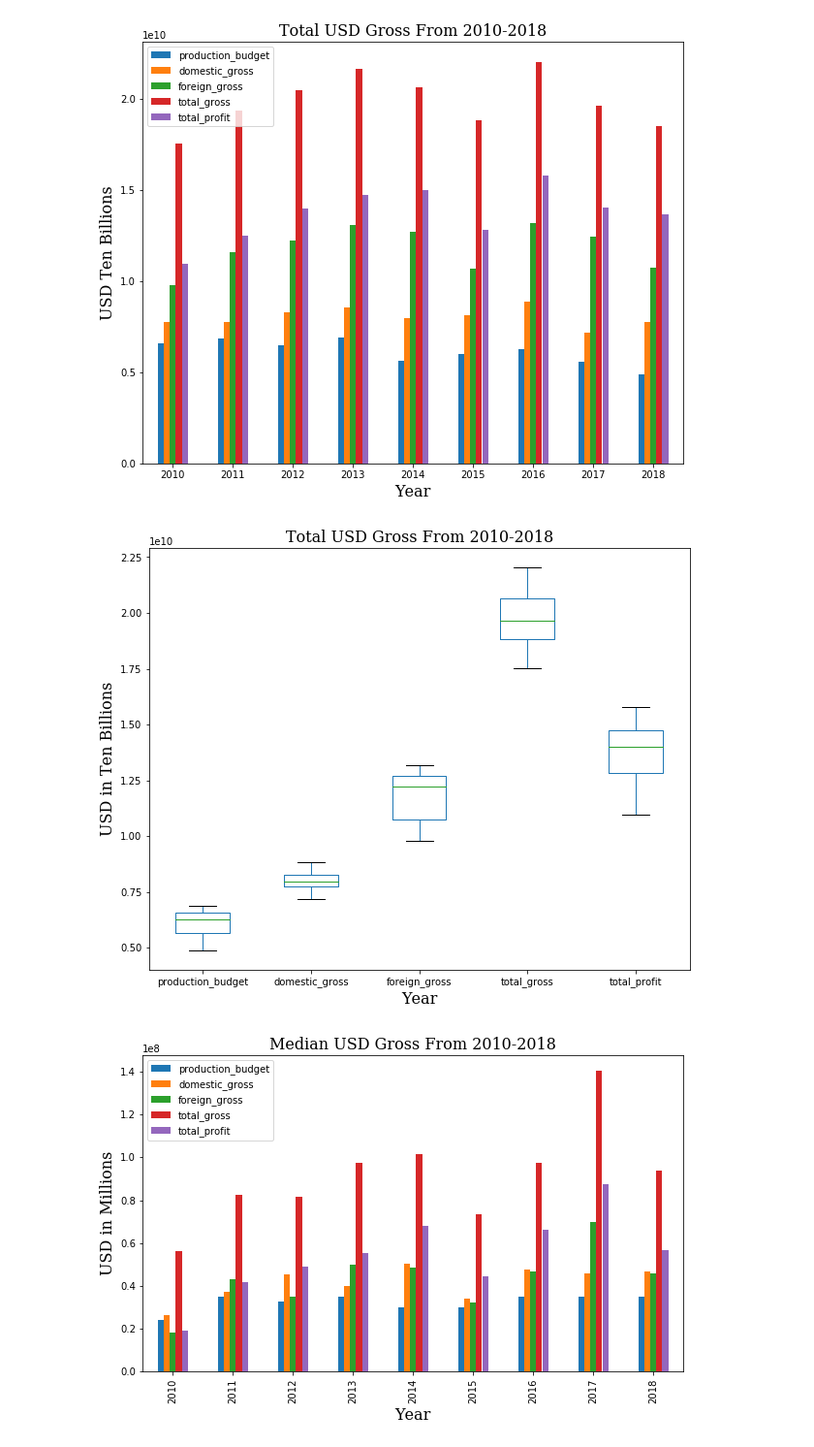
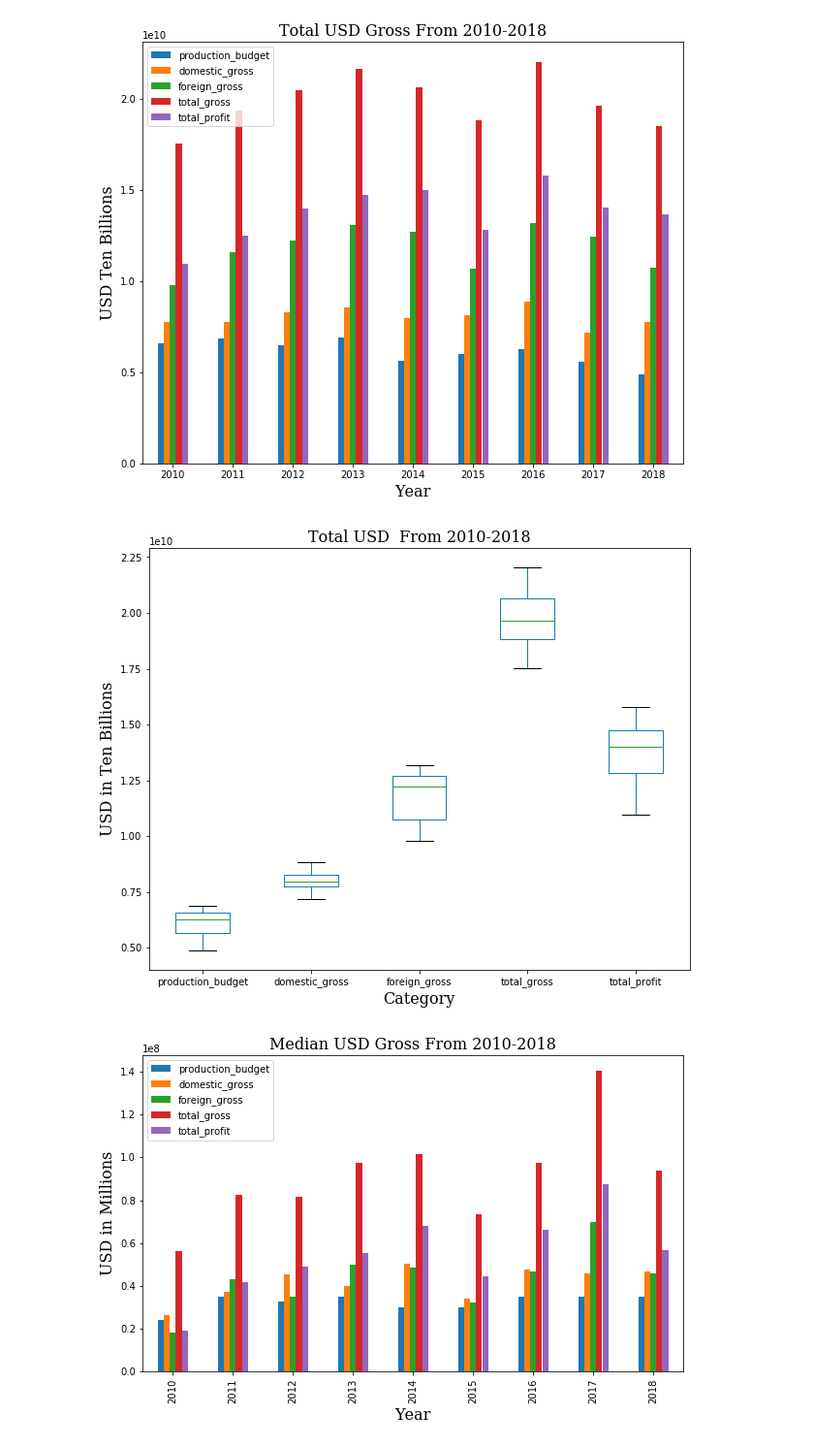
Before and after one commit to dorjeys3/Movies-Analysis, a Jupyter notebook: rawdata/TMDB and BOM -- RAW .ipynb, the cells around one changed output. Shown at 97% size. Cells and saved outputs as stored; diff of their text form; code cells hidden in the pictures.

```diff
--- a/rawdata/TMDB and BOM -- RAW .ipynb
+++ b/rawdata/TMDB and BOM -- RAW .ipynb
@@ -11,10 +11,10 @@ import seaborn as sns
 from warnings import filterwarnings
 filterwarnings('ignore')
 # %%
-tn = pd.read_csv('./zippeddata/tn.movie_budgets.csv.gz')
-bom = pd.read_csv('./zippeddata/bom.movie_gross.csv.gz')
-tmdb = pd.read_csv('./zippeddata/tmdb.movies.csv.gz', index_col = 0)
-title_akas = pd.read_csv('./zippeddata/imdb.title.akas.csv.gz')
+tn = pd.read_csv('../zippedData/tn.movie_budgets.csv.gz')
+bom = pd.read_csv('../zippedData/bom.movie_gross.csv.gz')
+tmdb = pd.read_csv('../zippedData/tmdb.movies.csv.gz', index_col = 0)
+title_akas = pd.read_csv('../zippedData/imdb.title.akas.csv.gz')
 # %%
 # Checking TN database
 # %%
@@ -185,14 +185,14 @@ plt.savefig('images/total_gross_2010_2018.png', bbox_inches = "tight");
 # %%
 # Range of each money category
 
 
 tots.plot(kind = "box", figsize = (10,8))
 plt.ylabel("USD in Ten Billions", fontdict=font)
-plt.xlabel("Year", fontdict=font)
-plt.title("Total USD Gross From 2010-2018", fontdict=font);
-plt.savefig('images/total_gross_boxplot_2010_2018.png', bbox_inches = "tight");
+plt.xlabel("Category", fontdict=font)
+plt.title("Total USD  From 2010-2018", fontdict=font);
+plt.savefig('../images/total_gross_boxplot_2010_2018.png', bbox_inches = "tight");
 # %% [output]
-[figure, old version]
+[figure, new version]
 # %%
 
 median_df.plot(kind = "bar", figsize = (10,6))
```
Also changed, not shown: parts of 21 cells of this notebook, 5 other files.
